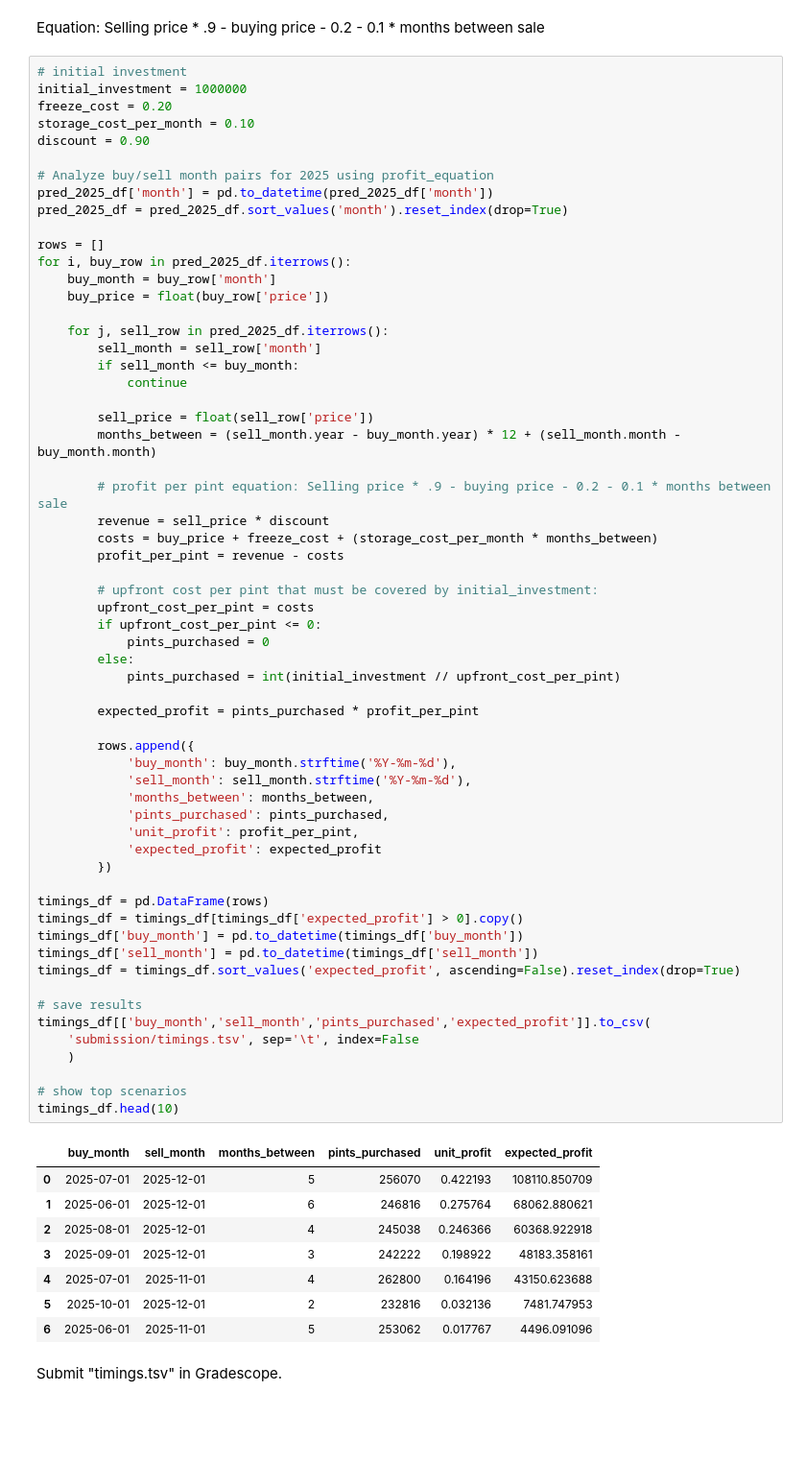
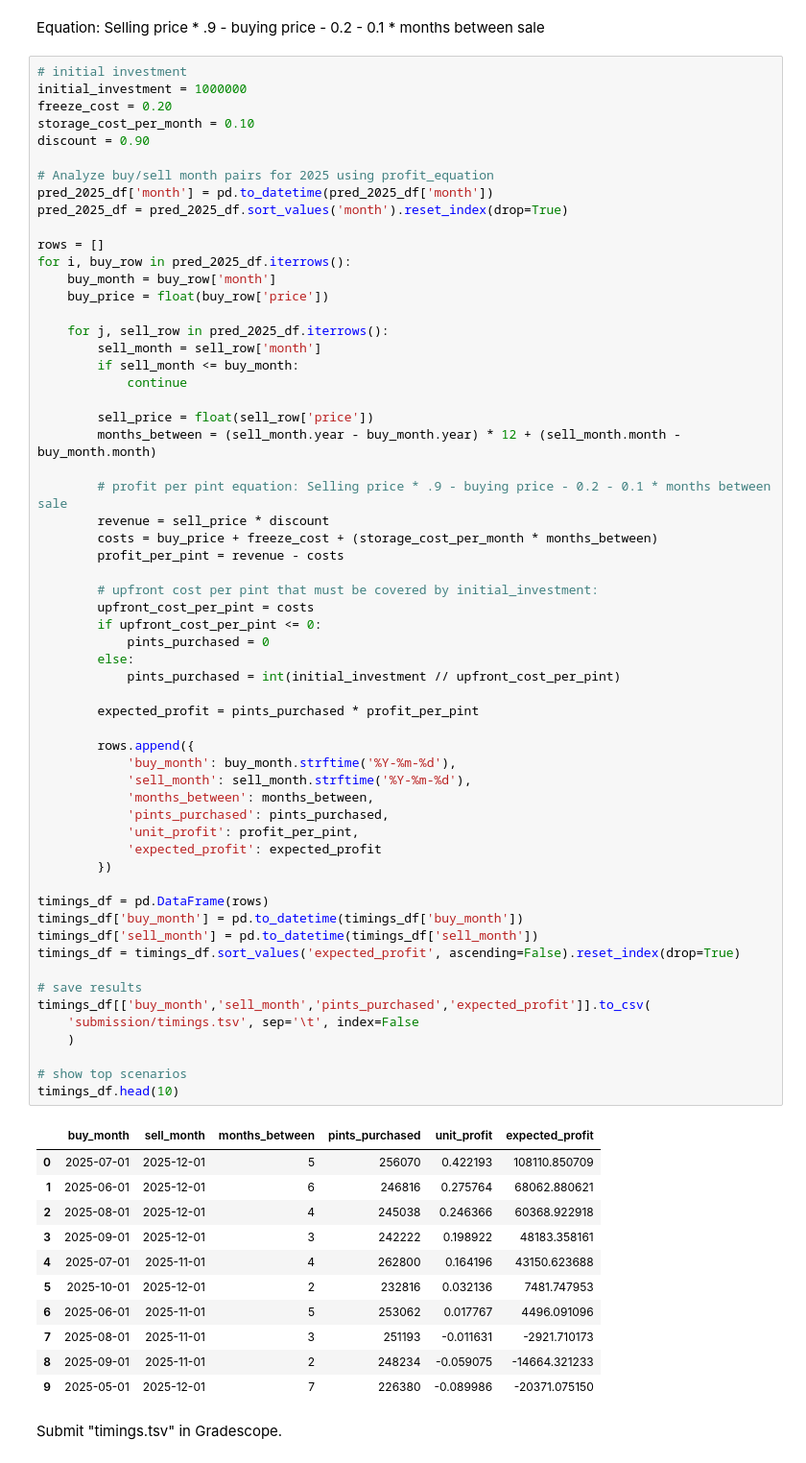
Before and after one commit to jtvon/dx704-project-02, a Jupyter notebook: project.ipynb, the cells around one changed output. Shown: that part at 96% size. Cells and saved outputs as stored; diff of their text form; blank space fills up the shorter version.

```diff
--- a/project.ipynb
+++ b/project.ipynb
@@ -250,34 +250,36 @@ for i, buy_row in pred_2025_df.iterrows():
         rows.append({
             'buy_month': buy_month.strftime('%Y-%m-%d'),
             'sell_month': sell_month.strftime('%Y-%m-%d'),
             'months_between': months_between,
             'pints_purchased': pints_purchased,
             'unit_profit': profit_per_pint,
             'expected_profit': expected_profit
         })
 
 timings_df = pd.DataFrame(rows)
-timings_df = timings_df[timings_df['expected_profit'] > 0].copy()
 timings_df['buy_month'] = pd.to_datetime(timings_df['buy_month'])
 timings_df['sell_month'] = pd.to_datetime(timings_df['sell_month'])
 timings_df = timings_df.sort_values('expected_profit', ascending=False).reset_index(drop=True)
 
 # save results
 timings_df[['buy_month','sell_month','pints_purchased','expected_profit']].to_csv(
     'submission/timings.tsv', sep='\t', index=False
     )
 
 # show top scenarios
 timings_df.head(10)
 # %% [output]
 |  | buy_month | sell_month | months_between | pints_purchased | unit_profit | expected_profit |
 | 0 | 2025-07-01 | 2025-12-01 | 5 | 256070 | 0.422193 | 108110.850709 |
 | 1 | 2025-06-01 | 2025-12-01 | 6 | 246816 | 0.275764 | 68062.880621 |
 | 2 | 2025-08-01 | 2025-12-01 | 4 | 245038 | 0.246366 | 60368.922918 |
 | 3 | 2025-09-01 | 2025-12-01 | 3 | 242222 | 0.198922 | 48183.358161 |
 | 4 | 2025-07-01 | 2025-11-01 | 4 | 262800 | 0.164196 | 43150.623688 |
 | 5 | 2025-10-01 | 2025-12-01 | 2 | 232816 | 0.032136 | 7481.747953 |
 | 6 | 2025-06-01 | 2025-11-01 | 5 | 253062 | 0.017767 | 4496.091096 |
+| 7 | 2025-08-01 | 2025-11-01 | 3 | 251193 | -0.011631 | -2921.710173 |
+| 8 | 2025-09-01 | 2025-11-01 | 2 | 248234 | -0.059075 | -14664.321233 |
+| 9 | 2025-05-01 | 2025-12-01 | 7 | 226380 | -0.089986 | -20371.075150 |
 # %% [markdown]
 Submit "timings.tsv" in Gradescope.
 # %% [markdown]
```
Also changed, not shown: parts of 2 cells of this notebook.
